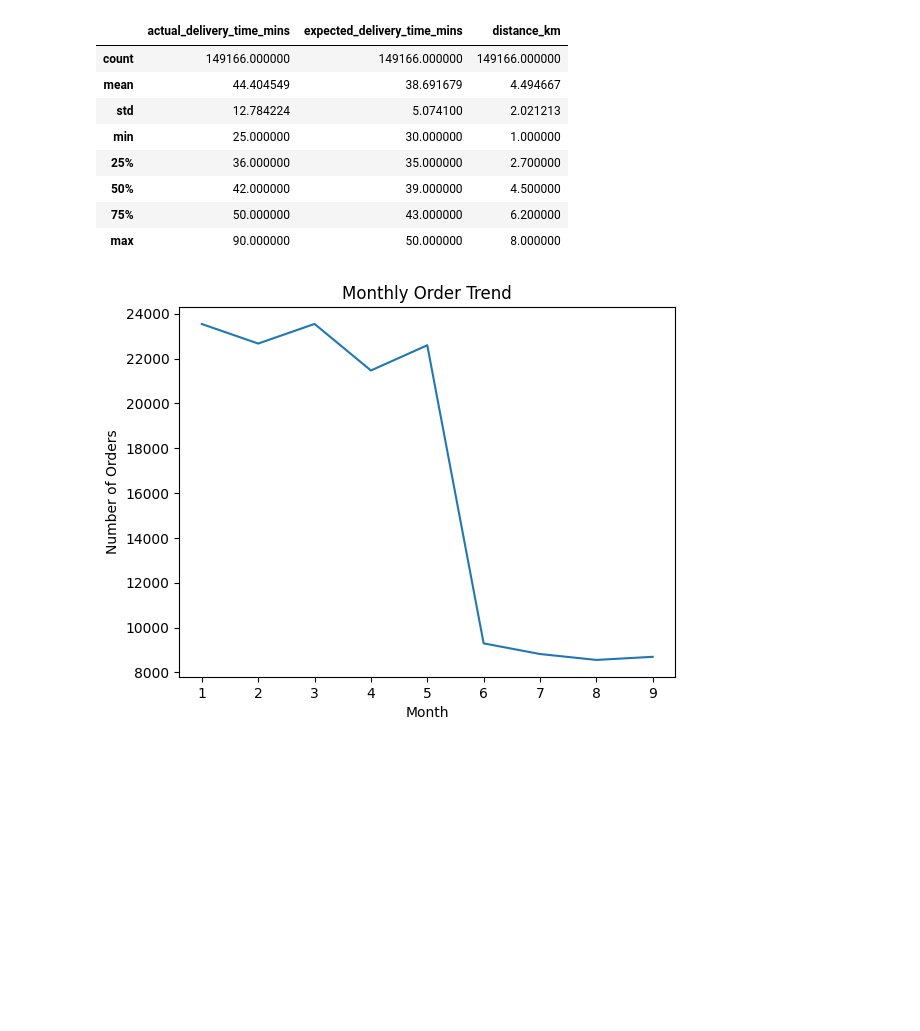
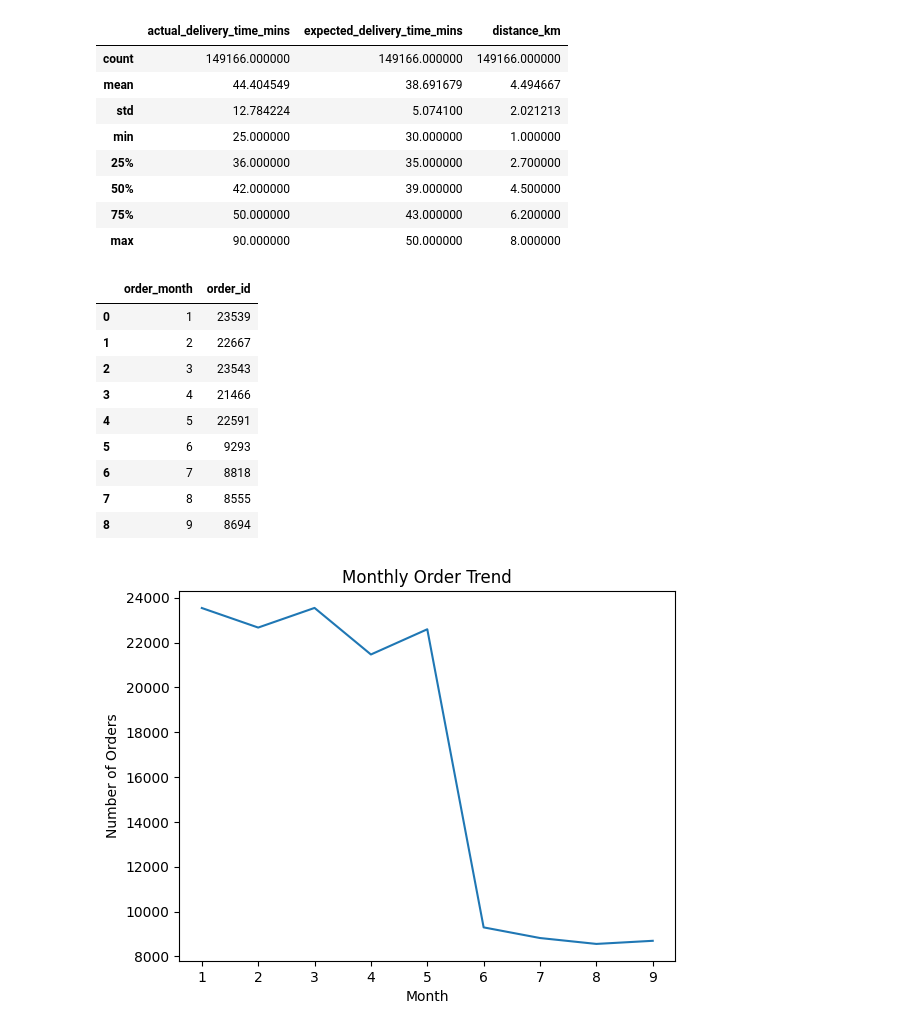
Before and after one commit to gauravvxv/QuickBite-Express-Crisis-Recovery, a Jupyter notebook: Notebook/QuickBite.ipynb, the cells around one changed output. Cells and saved outputs as stored; diff of their text form; code cells hidden in the pictures; blank space fills up the shorter version.

```diff
--- a/Notebook/QuickBite.ipynb
+++ b/Notebook/QuickBite.ipynb
@@ -178,3 +109,11 @@ rating.head()
+# %%
+orders['order_timestamp'] = pd.to_datetime(orders['order_timestamp'])
+rating['review_timestamp'] = pd.to_datetime(
+    rating['review_timestamp'],
+    format="%d-%m-%Y %H:%M",
+    errors='coerce'
+)
+customers['signup_date'] = pd.to_datetime(customers['signup_date'])
 # %% [markdown]
 ## **Feature Engineering**
 # %%
@@ -345,4 +284,16 @@ d_performance.describe()
 | max | 90.000000 | 50.000000 | 8.000000 |
 # %%
 order_trend = orders.groupby('order_month')['order_id'].count().reset_index()
+order_trend
+# %% [output]
+|  | order_month | order_id |
+| 0 | 1 | 23539 |
+| 1 | 2 | 22667 |
+| 2 | 3 | 23543 |
+| 3 | 4 | 21466 |
+| 4 | 5 | 22591 |
+| 5 | 6 | 9293 |
+| 6 | 7 | 8818 |
+| 7 | 8 | 8555 |
+| 8 | 9 | 8694 |
 # %%
```
Also changed, not shown: parts of 14 cells of this notebook.
